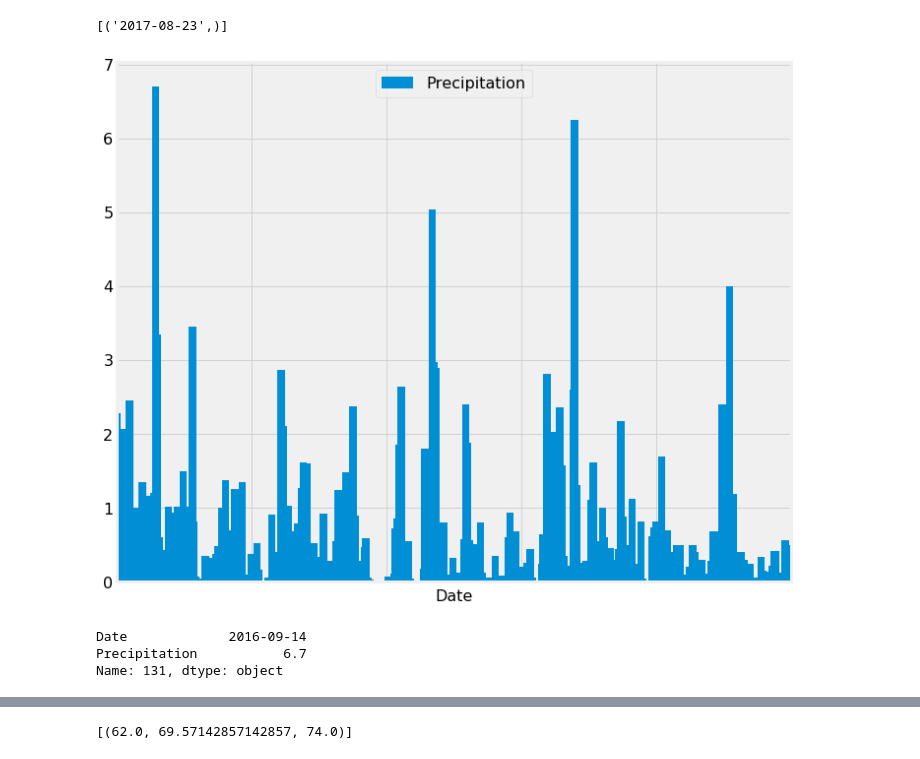
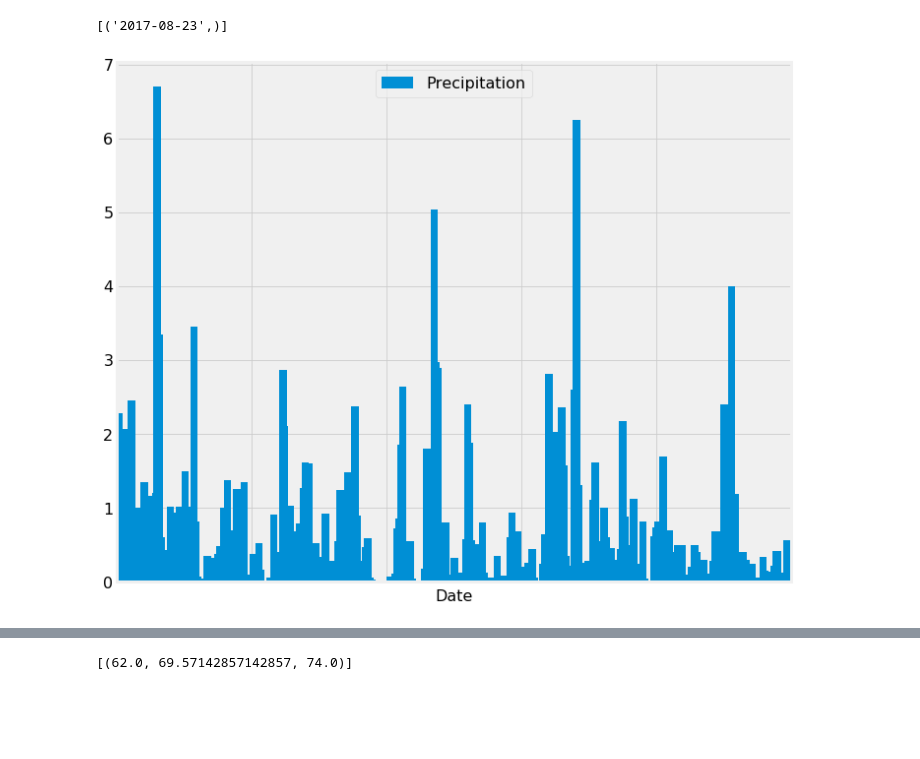
Before and after one commit to woodfin8/sqlalchemy-challenge, a Jupyter notebook: climate.ipynb, the cells around one changed output, grey strips where cells are left out. Saved outputs shown, nothing was run; the diff lists cells and outputs as text; code cells hidden in the pictures; blank space fills up the shorter version.

```diff
--- a/climate.ipynb
+++ b/climate.ipynb
@@ -86,39 +87,33 @@ ST = Base.classes.station
 # Design a query to retrieve the last 12 months of precipitation data and plot the results
 
 
 # Calculate the date 1 year ago from the last data point in the database
 
 year_ago = dt.date(2017,8,23) - dt.timedelta(days=365)
 
 # Perform a query to retrieve the data and precipitation scores
-precip = session.query(ME.date,ME.prcp).filter(ME.date > year_ago).all()
+precip = session.query(ME.date,ME.prcp).filter(ME.date >= year_ago).all()
 
 # Save the query results as a Pandas DataFrame and set the index to the date column
 precip_df = pd.DataFrame(precip, columns=['Date','Precipitation'])
 
 # Sort the dataframe by date
 precip_df=precip_df.sort_values(by=['Date'])
 precip_df= precip_df.reset_index(drop=True)
 
 #percip_df.tail()
 # Use Pandas Plotting with Matplotlib to plot the data
 
 plt.figure(figsize=(10,8))
 plt.grid(axis='both', alpha=0.8)
 plt.bar(precip_df['Date'],precip_df['Precipitation'],width=4, label='Precipitation')
 plt.xticks(np.arange(0, 365, step=73), labels=[])
 plt.xlim(0,365)
 plt.yticks(fontsize=16)
 plt.xlabel('Date', fontsize=16)
 plt.legend(loc=9, fontsize = 16)
 plt.tight_layout()
-plt.savefig('books_read.png')
+plt.savefig('Charts/precip.png')
 plt.show()
 # %% [output]
-[figure, old version]
+[figure, new version]
-# %%
-precip_df.loc[precip_df['Precipitation'].idxmax()]
-# %% [output]
-Date             2016-09-14
-Precipitation           6.7
-Name: 131, dtype: object
```
Also changed, not shown: parts of 24 cells of this notebook, 4 other files.
